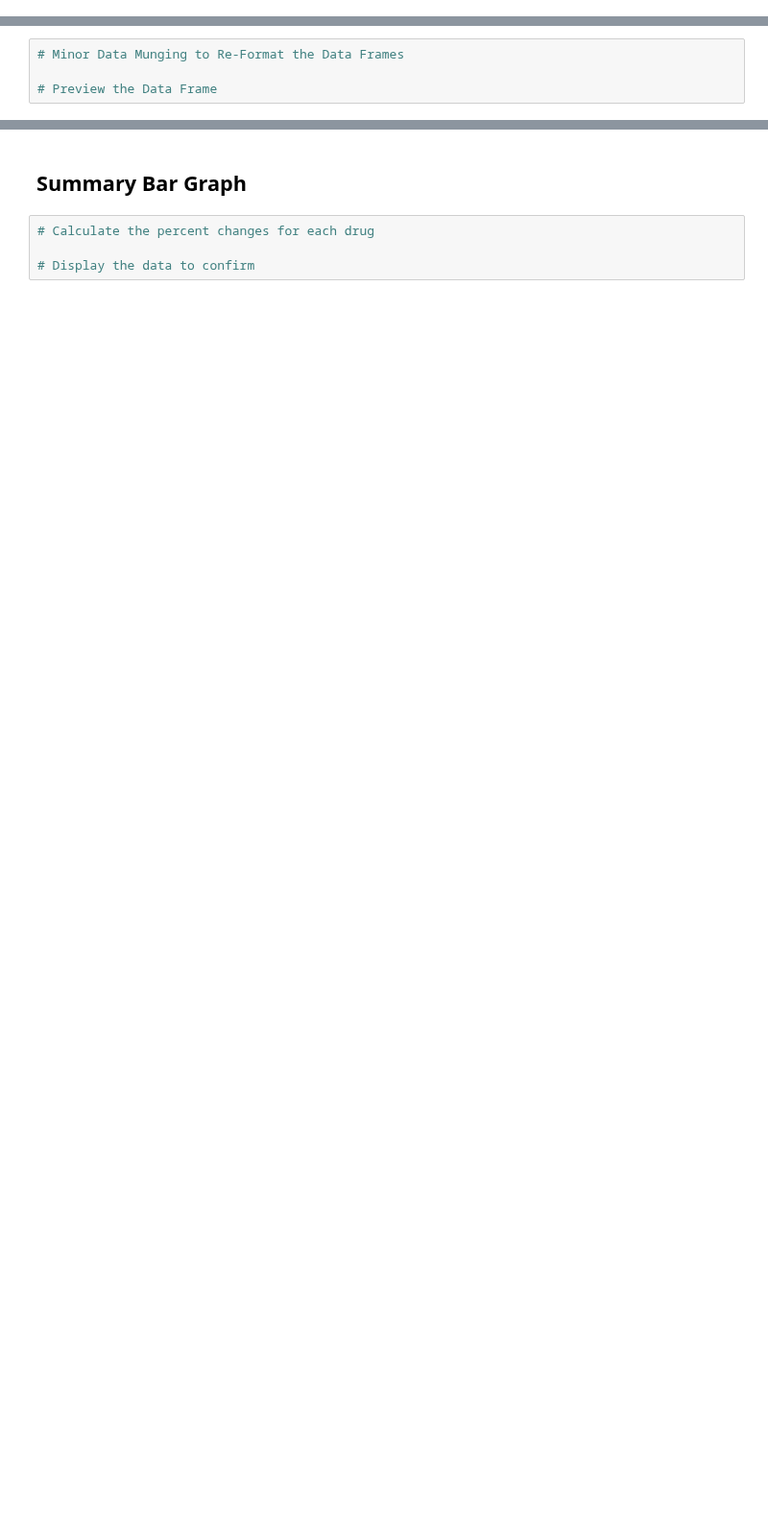
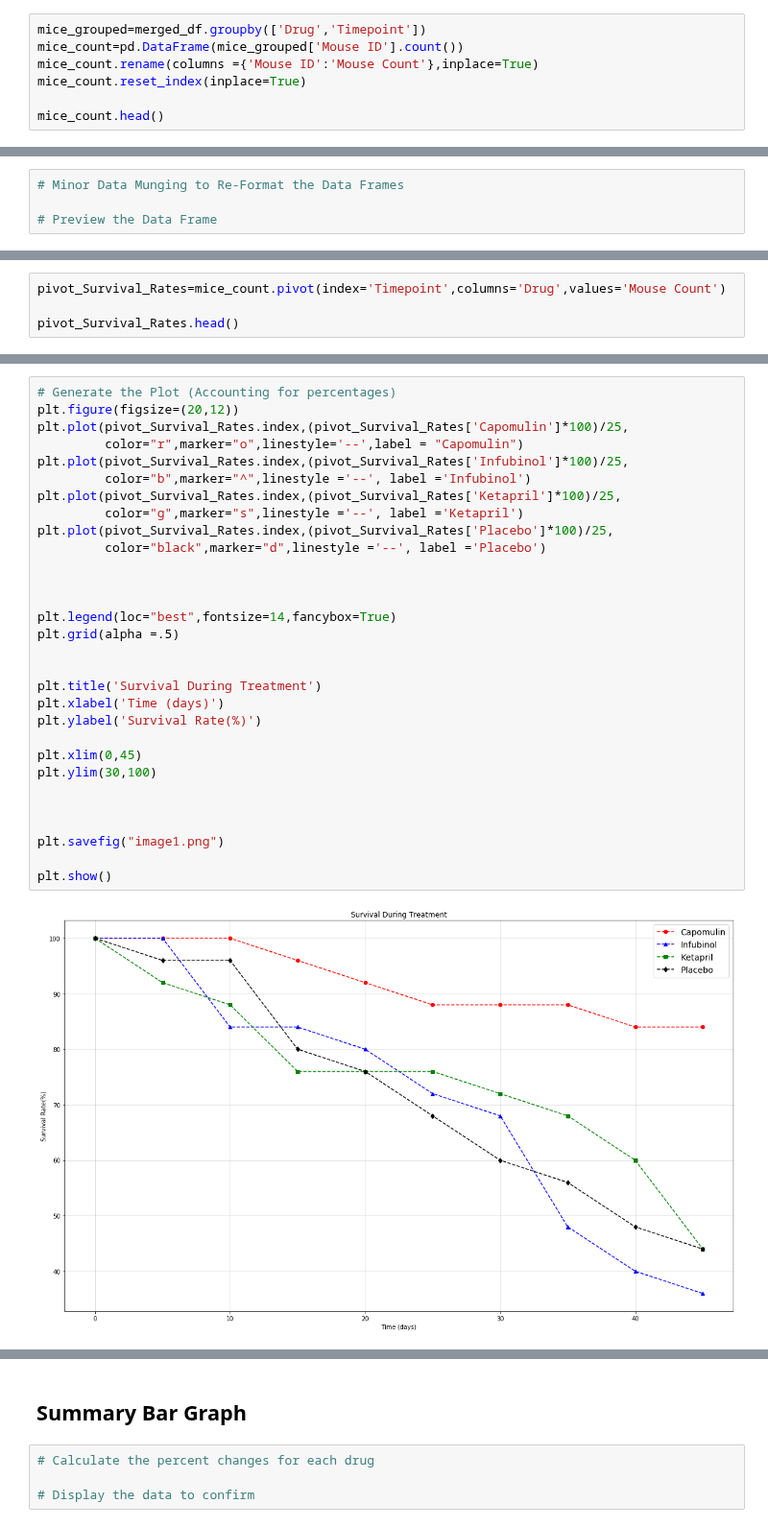
Before and after one commit to NaremanD/matplotlib-challenge, a Jupyter notebook: Pymaceuticals/pymaceuticals_starter.ipynb, the cells around one changed output, grey strips where cells are left out. Shown at 96% size. Saved outputs shown, nothing was run; the diff lists cells and outputs as text; blank space fills up the shorter version.

```diff
--- a/Pymaceuticals/pymaceuticals_starter.ipynb
+++ b/Pymaceuticals/pymaceuticals_starter.ipynb
@@ -182,0 +257,7 @@ plt.show()
+# %%
+mice_grouped=merged_df.groupby(['Drug','Timepoint'])
+mice_count=pd.DataFrame(mice_grouped['Mouse ID'].count())
+mice_count.rename(columns ={'Mouse ID':'Mouse Count'},inplace=True)
+mice_count.reset_index(inplace=True)
+
+mice_count.head()
@@ -202,0 +275,4 @@ plt.show()
+# %%
+pivot_Survival_Rates=mice_count.pivot(index='Timepoint',columns='Drug',values='Mouse Count')
+
+pivot_Survival_Rates.head()
@@ -203,3 +287,35 @@ plt.show()
+# %%
+# Generate the Plot (Accounting for percentages)
+plt.figure(figsize=(20,12))
+plt.plot(pivot_Survival_Rates.index,(pivot_Survival_Rates['Capomulin']*100)/25,
+         color="r",marker="o",linestyle='--',label = "Capomulin")
+plt.plot(pivot_Survival_Rates.index,(pivot_Survival_Rates['Infubinol']*100)/25,
+         color="b",marker="^",linestyle ='--', label ='Infubinol')
+plt.plot(pivot_Survival_Rates.index,(pivot_Survival_Rates['Ketapril']*100)/25,
+         color="g",marker="s",linestyle ='--', label ='Ketapril')
+plt.plot(pivot_Survival_Rates.index,(pivot_Survival_Rates['Placebo']*100)/25,
+         color="black",marker="d",linestyle ='--', label ='Placebo')
+
+
+
+plt.legend(loc="best",fontsize=14,fancybox=True)
+plt.grid(alpha =.5)
+
+
+plt.title('Survival During Treatment')
+plt.xlabel('Time (days)')
+plt.ylabel('Survival Rate(%)')
+
+plt.xlim(0,45)
+plt.ylim(30,100)
+
+
+
+plt.savefig("image1.png")
+
+plt.show()
+# %% [output]
+[figure, added]
 # %% [markdown]
 ![Metastatic Spread During Treatment](../Images/survival.png)
 # %% [markdown]
```
Also changed, not shown: parts of 35 cells of this notebook, 1 other file.
